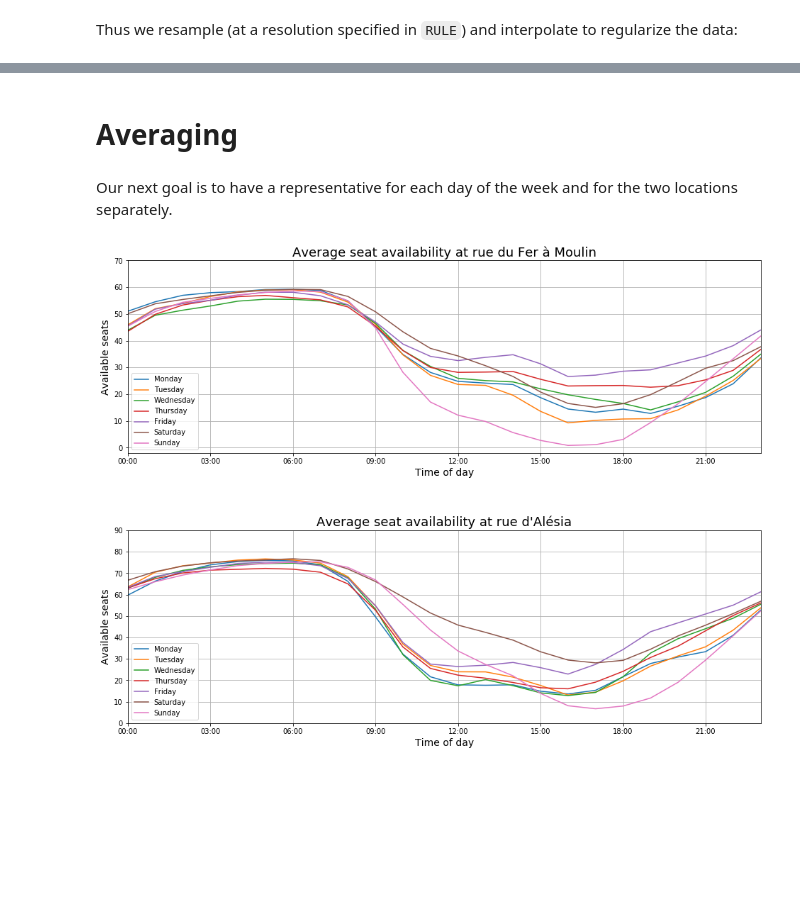
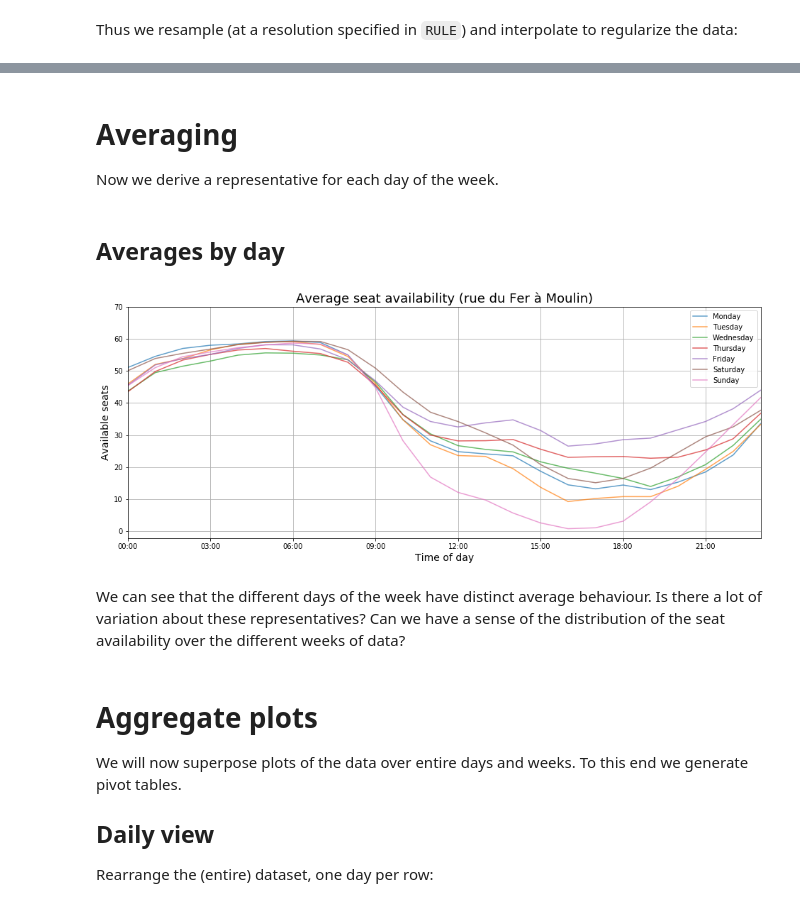
Before and after one commit to antoinechoffrut/la_permanence, a Jupyter notebook: la-permanence-understanding.ipynb, the cells around one changed output, grey strips where cells are left out. Saved outputs shown, nothing was run; the diff lists cells and outputs as text; code cells hidden in the pictures; blank space fills up the shorter version.

```diff
--- a/la-permanence-understanding.ipynb
+++ b/la-permanence-understanding.ipynb
@@ -147,0 +169,12 @@ We obtain a regularized time-series:
+# %%
+%time
+raw_data['Date'] = raw_data['timestamp'].apply(
+    lambda ts: pd.Timestamp(ts.year, ts.month, ts.day).tz_localize(tz_paris)
+)
+
+attributes = ['Dayofweek', 'Hour', 'Minute', 'Week']
+for attr in attributes:
+    raw_data[attr] = getattr(raw_data['timestamp'].dt, attr.lower())
+raw_data['Minuteofday'] = 60*raw_data['Hour'] + raw_data['Minute']
+raw_data['Minuteofweek'] = 24*60*raw_data['Dayofweek'] + raw_data['Minuteofday']
+print("\nColumn names:\n\n{0}".format("\n".join(raw_data.columns)))
@@ -147,0 +201,5 @@ We obtain a regularized time-series:
+# %%
+n_valid = ONE_WEEK
+n_trn = raw_data.shape[0] - n_valid
+train_data, valid_data = split_vals(raw_data, n_trn)
+train_timestamps, valid_timestamps = split_vals(raw_data[['timestamp']], n_trn)
@@ -198,7 +239,9 @@ ax2.grid()
-# %% [markdown]
-# Averaging
 # %% [markdown]
-Our next goal is to have a representative for each day of the week and for the two locations separately.
+# Averaging
+
+Now we derive a representative for each day of the week.
+# %% [markdown]
+## Averages by day
 # %%
-moulin = raw_data.set_index('timestamp').drop('Alésia', axis=1)
+moulin = train_data.set_index('timestamp').drop('Alésia', axis=1)
 moulin_by_day_of_week = pd.pivot_table(moulin, index=moulin.index.hour, columns=moulin.index.dayofweek, values='Moulin', aggfunc='mean')
@@ -208,33 +248,30 @@ alesia_by_day_of_week = pd.pivot_table(alesia, index=alesia.index.hour, columns=
 # %%
-fig, (ax1, ax2) = plt.subplots(2, 1, figsize=(16, 12))
+fig, ax = plt.subplots(figsize=(16, 6))
 
 plt.subplots_adjust(hspace=0.4)
 
-moulin_by_day_of_week.plot(ax=ax1);
+moulin_by_day_of_week.plot(alpha=ALPHA, ax=ax);
 
-ax1.set_title("Average seat availability at rue du Fer à Moulin", fontsize=18)
-ax1.set_ylabel("Available seats", fontsize=14)
-ax1.set_xlabel("Time of day", fontsize=14)
+ax.set_title("Average seat availability (rue du Fer à Moulin)", fontsize=18)
+ax.set_ylabel("Available seats", fontsize=14)
+ax.set_xlabel("Time of day", fontsize=14)
 
-ax1.set_yticks(range(0, 80, 10))
-ax1.set_xticks(range(0,24, 3))
-ax1.set_xticklabels(["{:02d}:00".format(x) for x in ax1.get_xticks()])
+ax.set_yticks(range(0, 80, 10))
+ax.set_xticks(range(0,24, 3))
+ax.set_xticklabels(["{:02d}:00".format(x) for x in ax.get_xticks()])
 
-ax1.legend(days_of_the_week.values())
-ax1.grid()
-
-alesia_by_day_of_week.plot(ax=ax2);
-
-ax2.set_title("Average seat availability at rue d'Alésia", fontsize=18)
-ax2.set_ylabel("Available seats", fontsize=14)
-ax2.set_xlabel("Time of day", fontsize=14)
-
-ax2.set_yticks(range(0, 100, 10))
-ax2.set_xticks(range(0,24, 3))
-ax2.set_xticklabels(["{:02d}:00".format(x) for x in ax1.get_xticks()])
-
-ax2.legend(days_of_the_week.values())
-ax2.grid()
-# plt.savefig("la-permanence-average-availability.png")
+ax.legend(days_of_the_week.values())
+ax.grid()
+if SAVEFIGS:
+    plt.savefig("moulin-average-by-day.png")
 # %% [output]
-[figure, old version]
+[figure, new version]
+# %% [markdown]
+We can see that the different days of the week have distinct average behaviour.  Is there a lot of variation about these representatives?  Can we have a sense of the distribution of the seat availability over the different weeks of data?
+# %% [markdown]
+# Aggregate plots
+
+We will now superpose plots of the data over entire days and weeks.  To this end we generate pivot tables.
+
+## Daily view
+Rearrange the (entire) dataset, one day per row:
```
Also changed, not shown: parts of 44 cells of this notebook, 15 other files.
